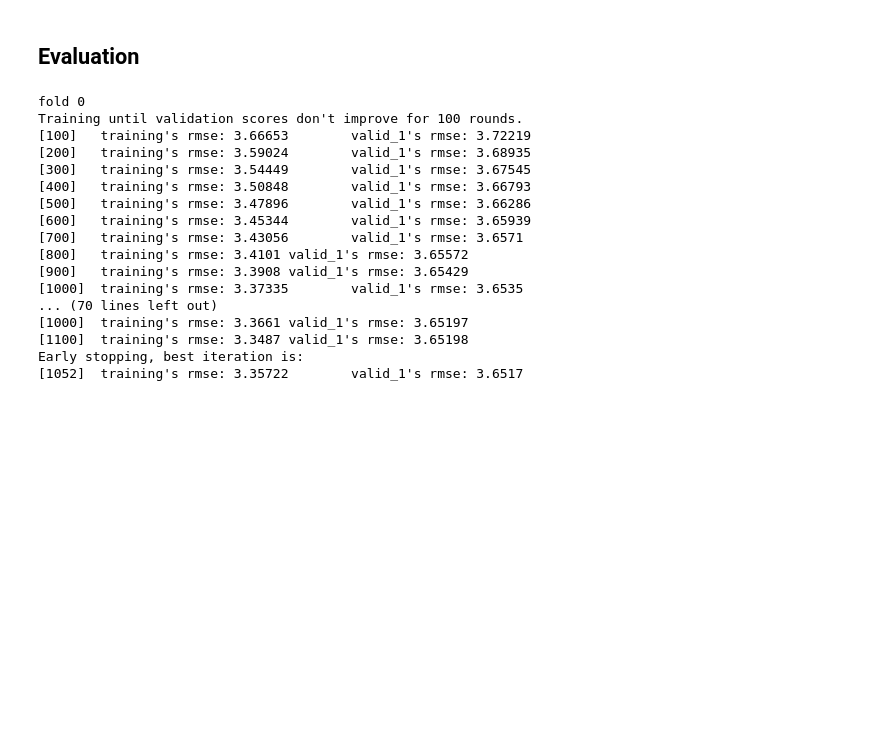
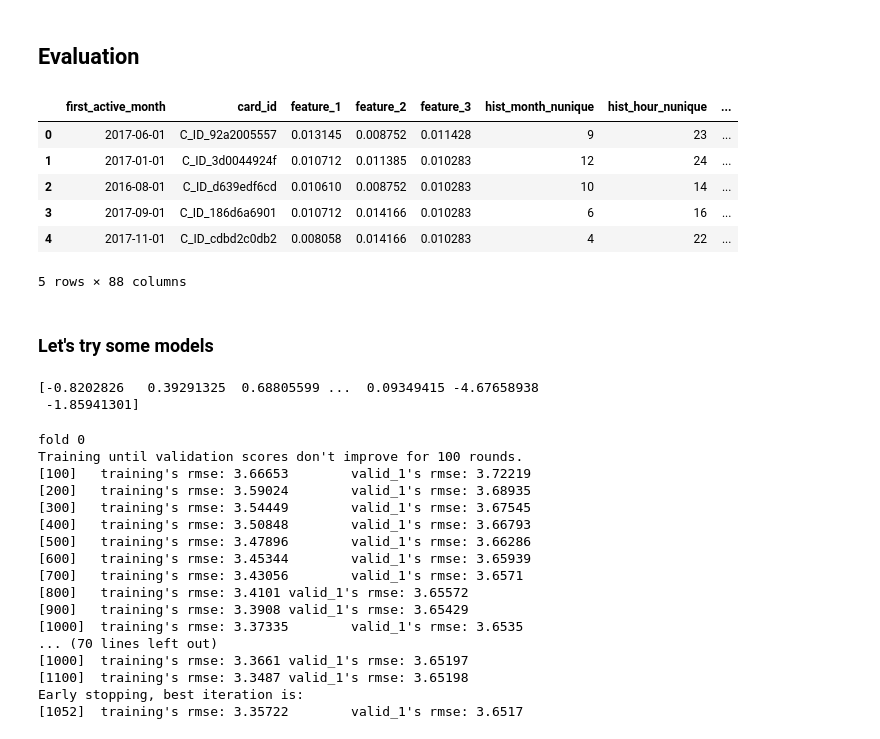
Before and after one commit to hao-sharethis/elo-cee-690, a Jupyter notebook: core/feature-engineering.ipynb, the cells around one changed output. Drawn from its saved outputs; the diff is of its cells as text; code cells hidden in the pictures; blank space fills up the shorter version.

```diff
--- a/core/feature-engineering.ipynb
+++ b/core/feature-engineering.ipynb
@@ -77,6 +78,38 @@ for df in [historical_transactions, new_transactions]:
     df['category_3'].fillna('A', inplace=True)
     df['category_2'].fillna(1.0, inplace=True)
     df['merchant_id'].fillna('M_ID_00a6ca8a8a', inplace=True)
+# %%
+# a helper function to save memory usage, u don't need to understand this one
+# @input dataframe
+# @return dataframe
+def reduce_mem_usage(df):
+    start_mem = df.memory_usage().sum() / 1024**2
+    for col in df.columns:
+        col_type = df[col].dtypes
+        if col_type != object:
+            c_min = df[col].min()
+            c_max = df[col].max()
+            if str(col_type)[:3] == 'int':
+                if c_min > np.iinfo(np.int8).min and c_max < np.iinfo(np.int8).max:
+                    df[col] = df[col].astype(np.int8)
+                elif c_min > np.iinfo(np.int16).min and c_max < np.iinfo(np.int16).max:
+                    df[col] = df[col].astype(np.int16)
+                elif c_min > np.iinfo(np.int32).min and c_max < np.iinfo(np.int32).max:
+                    df[col] = df[col].astype(np.int32)
+                elif c_min > np.iinfo(np.int64).min and c_max < np.iinfo(np.int64).max:
+                    df[col] = df[col].astype(np.int64)
+            else:
+                if c_min > np.finfo(np.float16).min and c_max < np.finfo(np.float16).max:
+                    df[col] = df[col].astype(np.float16)
+                elif c_min > np.finfo(np.float32).min and c_max < np.finfo(np.float32).max:
+                    df[col] = df[col].astype(np.float32)
+                else:
+                    df[col] = df[col].astype(np.float64)
+    end_mem = df.memory_usage().sum() / 1024**2
+    print('Mem. usage decreased to {:5.2f} Mb ({:.1f}% reduction)'.format(end_mem, 100 * (start_mem - end_mem) / start_mem))
+    return df
+# %%
+train = reduce_mem_usage(train)
 # %% [markdown]
 ### Feature Extraction
 
@@ -317,4 +358,21 @@ import matplotlib.pyplot as plt
 train_columns = [c for c in train.columns if c not in ['card_id', 'first_active_month','target','outliers']]
 target = train['target']
 del train['target']
+# %%
+train.head()
+# %% [output]
+|  | first_active_month | card_id | feature_1 | feature_2 | feature_3 | hist_month_nunique | hist_hour_nunique | ... |
+| 0 | 2017-06-01 | C_ID_92a2005557 | 0.013145 | 0.008752 | 0.011428 | 9 | 23 | ... |
+| 1 | 2017-01-01 | C_ID_3d0044924f | 0.010712 | 0.011385 | 0.010283 | 12 | 24 | ... |
+| 2 | 2016-08-01 | C_ID_d639edf6cd | 0.010610 | 0.008752 | 0.010283 | 10 | 14 | ... |
+| 3 | 2017-09-01 | C_ID_186d6a6901 | 0.010712 | 0.014166 | 0.010283 | 6 | 16 | ... |
+| 4 | 2017-11-01 | C_ID_cdbd2c0db2 | 0.008058 | 0.014166 | 0.010283 | 4 | 22 | ... |
+5 rows × 88 columns
+# %% [markdown]
+### Let's try some models
+# %%
+print(target.values)
+# %% [output]
+[-0.8202826   0.39291325  0.68805599 ...  0.09349415 -4.67658938
+ -1.85941301]
 # %%
```
Also changed, not shown: parts of 9 cells of this notebook, 2 other files.
